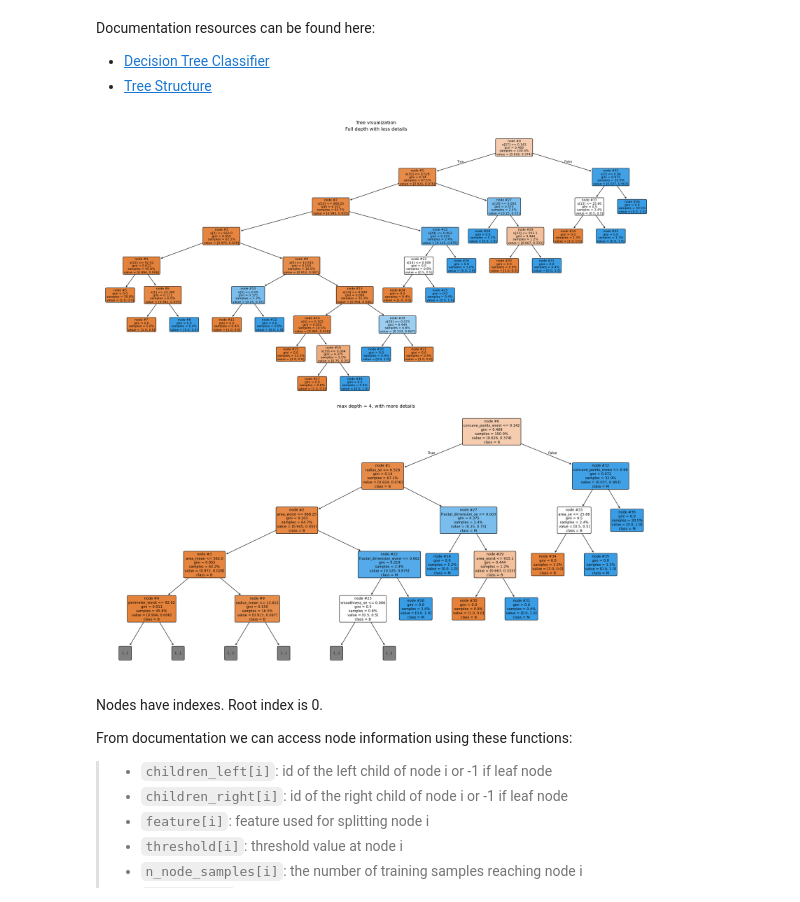
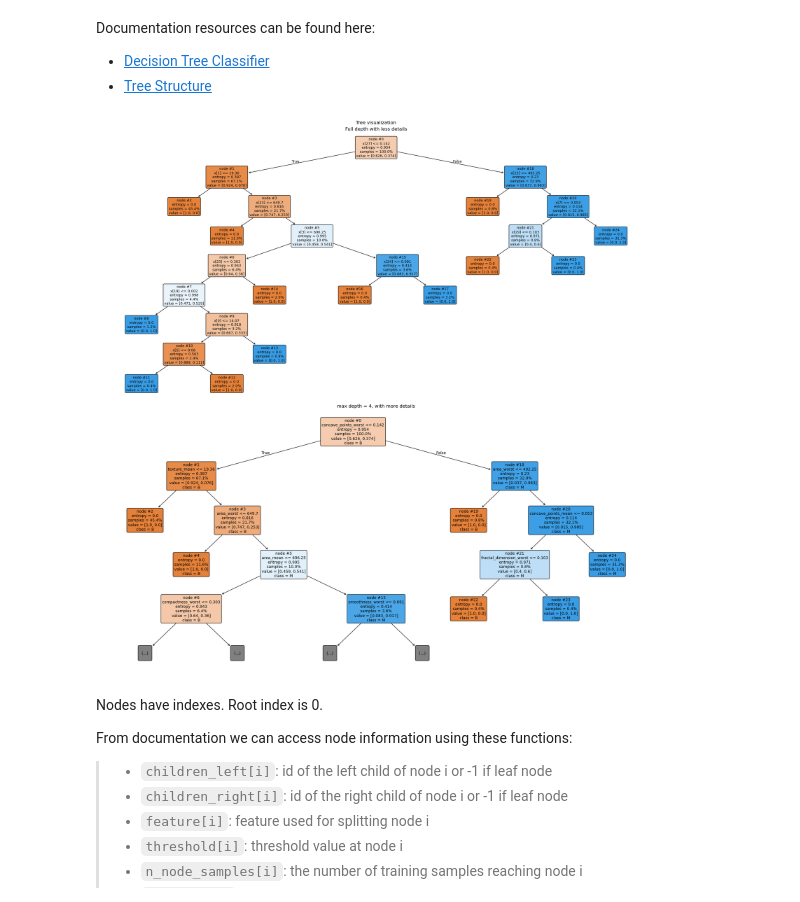
Before and after one commit to nickobard/Knowledge-Systems-Projects, a Jupyter notebook: task_04/rules_extraction.ipynb, the cells around one changed output. Cells and saved outputs as stored; diff of their text form; code cells hidden in the pictures.

```diff
--- a/task_04/rules_extraction.ipynb
+++ b/task_04/rules_extraction.ipynb
@@ -182,5 +186,6 @@ We will do 100 random iterations, picking random parameters from the hyperparame
 scoring = {'AUC': make_scorer(roc_auc_score),
            'Accuracy': make_scorer(accuracy_score),
            'F1_score': make_scorer(f1_score)}
-hparam_search = RandomizedSearchCV(estimator=RandomForestClassifier(), param_distributions=hyperparameters,
+hparam_search = RandomizedSearchCV(estimator=RandomForestClassifier(random_state=rd_seed),
+                                   param_distributions=hyperparameters,
                                    random_state=rd_seed, scoring=scoring, refit='AUC', n_iter=100)
@@ -207,3 +198,11 @@ Best model Accuracy (validation): 0.965
+# %%
+resave = False
+if 'results' not in locals() and os.path.exists('pickle/training_results.pkl'):
+    results = pickle.load(open('pickle/training_results.pkl', 'rb'))
+elif resave and 'results' in locals():
+    pickle.dump(results, open('pickle/training_results.pkl', 'wb'))
+else:
+    print('Could not save or load training_results.pkl')
 # %%
 best_hparam_idx = np.argmax(results.cv_results_['mean_test_AUC'])
 print(f'Best model hyperparameters (validation): {results.cv_results_["params"][best_hparam_idx]}')
@@ -260,34 +271,34 @@ Documentation resources can be found here:
 # %%
 estimators = best_model.estimators_
 tree = estimators[0]
 fig, axes = plt.subplots(nrows=2, ncols=1, figsize=(20, 20), constrained_layout=True)
 # bigger tree
 ax_bigger_tree_plot = axes[0]
 sklearn_tree.plot_tree(tree,
                        node_ids=True,
                        filled=True,
                        proportion=True,
                        rounded=True,
-                       fontsize=8,
+                       fontsize=9,
                        ax=ax_bigger_tree_plot)
 ax_bigger_tree_plot.set_title('Full depth with less details')
 
 # smaller tree with more details
 ax_smaller_tree_plot = axes[1]
 sklearn_tree.plot_tree(tree,
                        max_depth=4,
                        feature_names=X_train.columns,
                        class_names=df_train['diagnosis'].unique(),
                        node_ids=True,
                        filled=True,
                        proportion=True,
                        rounded=True,
-                       fontsize=9,
+                       fontsize=10,
                        ax=ax_smaller_tree_plot)
 ax_smaller_tree_plot.set_title('max depth = 4, with more details')
 _ = fig.suptitle('Tree visualization')
 # %% [output]
-[figure, old version]
+[figure, new version]
 # %% [markdown]
 Nodes have indexes. Root index is 0.
 
```
Also changed, not shown: parts of 30 cells of this notebook, 3 other files.
